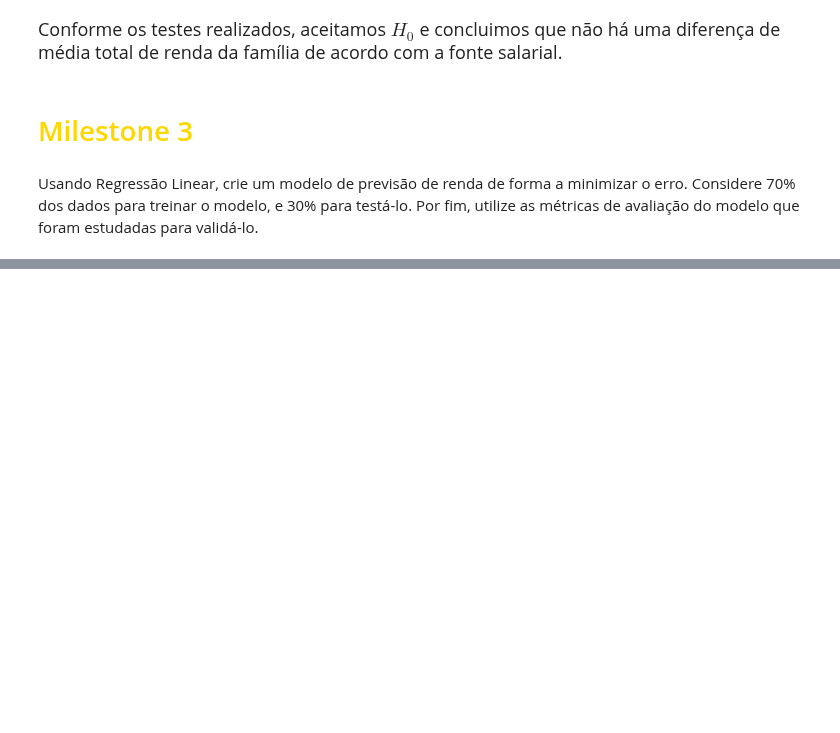
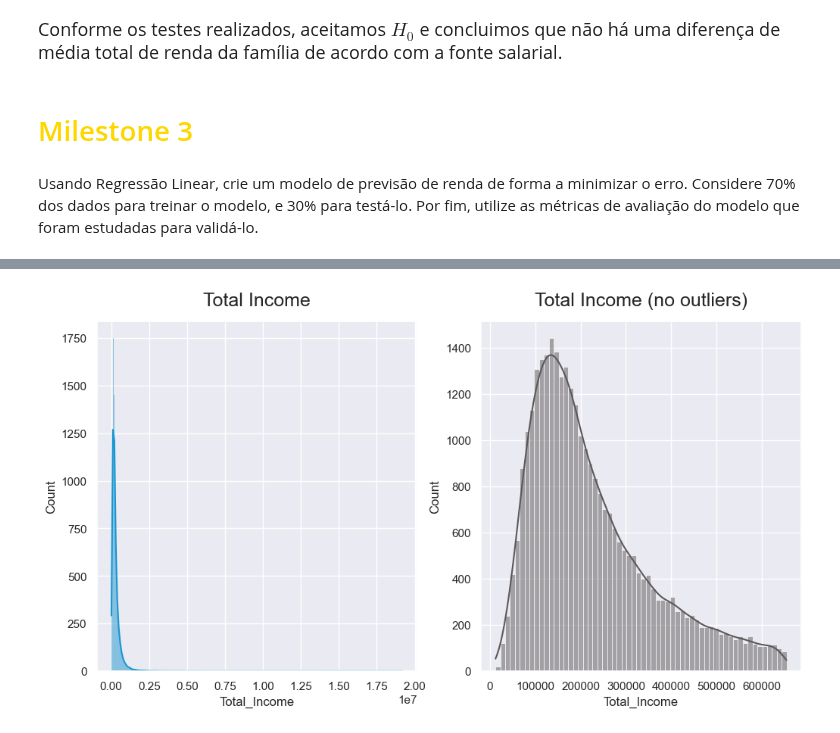
Before and after one commit to baiochi/LetsCode, a Jupyter notebook: Moldulo 4 - Estatística/Projeto_Estatistica.ipynb, the cells around one changed output, grey strips where cells are left out. Saved outputs shown, nothing was run; the diff lists cells and outputs as text; code cells hidden in the pictures; blank space fills up the shorter version.

```diff
--- a/Moldulo 4 - Estatística/Projeto_Estatistica.ipynb
+++ b/Moldulo 4 - Estatística/Projeto_Estatistica.ipynb
@@ -31,9 +31,9 @@ colors = {
     'green': '#408941',
     'red': '#a4201d'
 }
-mpl.rcParams.update(mpl.rcParamsDefault) # avoid bug with plot margins on dark themes
+#mpl.rcParams.update(mpl.rcParamsDefault) # avoid bug with plot margins on dark themes
 color_palette = ['#1696d2', '#5c5859', '#fdbf11', '#af1f6b', '#408941']
-
+sns.set()
 sns.set_palette(color_palette)
 
 print(f'Numpy: {np.__version__}')
@@ -546,0 +555,2 @@ Usando Regressão Linear, crie um modelo de previsão de renda de forma a minimi
+# %%
+df['Total_Income'] = df['Total_Household_Income'] + df['Total_Income_from_Entrepreneurial_Acitivites']
@@ -546,0 +586,5 @@ Usando Regressão Linear, crie um modelo de previsão de renda de forma a minimi
+# %%
+# create mapper to convert object into category type
+mapper = {key:'category' for key in df.select_dtypes(include=['object']).columns}
+df = df.astype(mapper)
+df.dtypes.value_counts()[:5]
@@ -546,0 +622,3 @@ Usando Regressão Linear, crie um modelo de previsão de renda de forma a minimi
+# %%
+df.dropna(inplace=True)
+df.shape
@@ -546,0 +704,10 @@ Usando Regressão Linear, crie um modelo de previsão de renda de forma a minimi
+# %%
+fig, ax = plt.subplots(1,2,figsize=(12,6))
+sns.histplot(x=df.Total_Income,
+    kde=True, color=colors['cyan'], ax=ax[0])
+ax[0].set_title('Total Income', fontsize=18, pad=15)
+sns.histplot(x=remove_outliers(df.Total_Income),
+    kde=True, color=colors['gray'], ax=ax[1])
+ax[1].set_title('Total Income (no outliers)', fontsize=18, pad=15);
+# %% [output]
+[figure, added]
```
Also changed, not shown: parts of 24 cells of this notebook.
